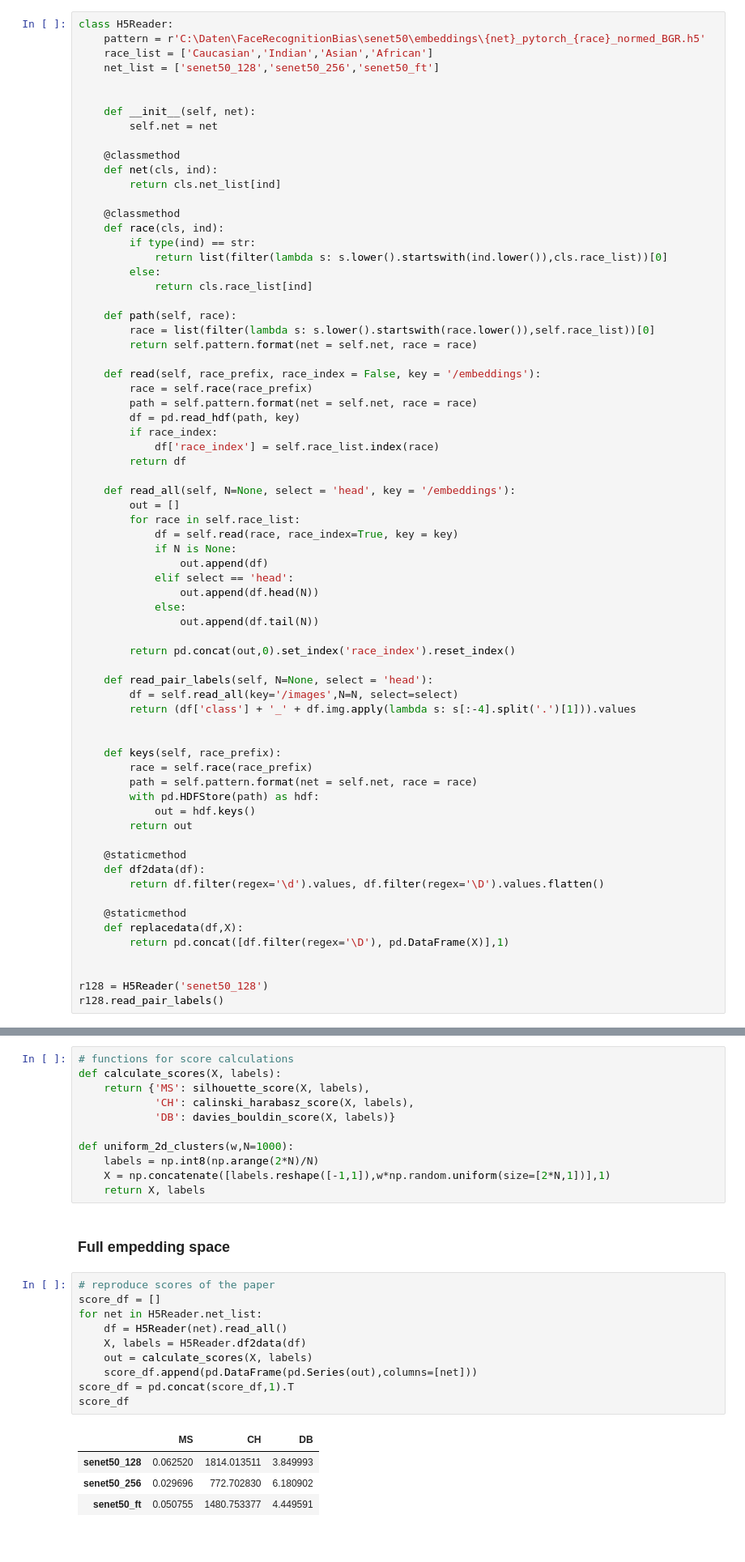
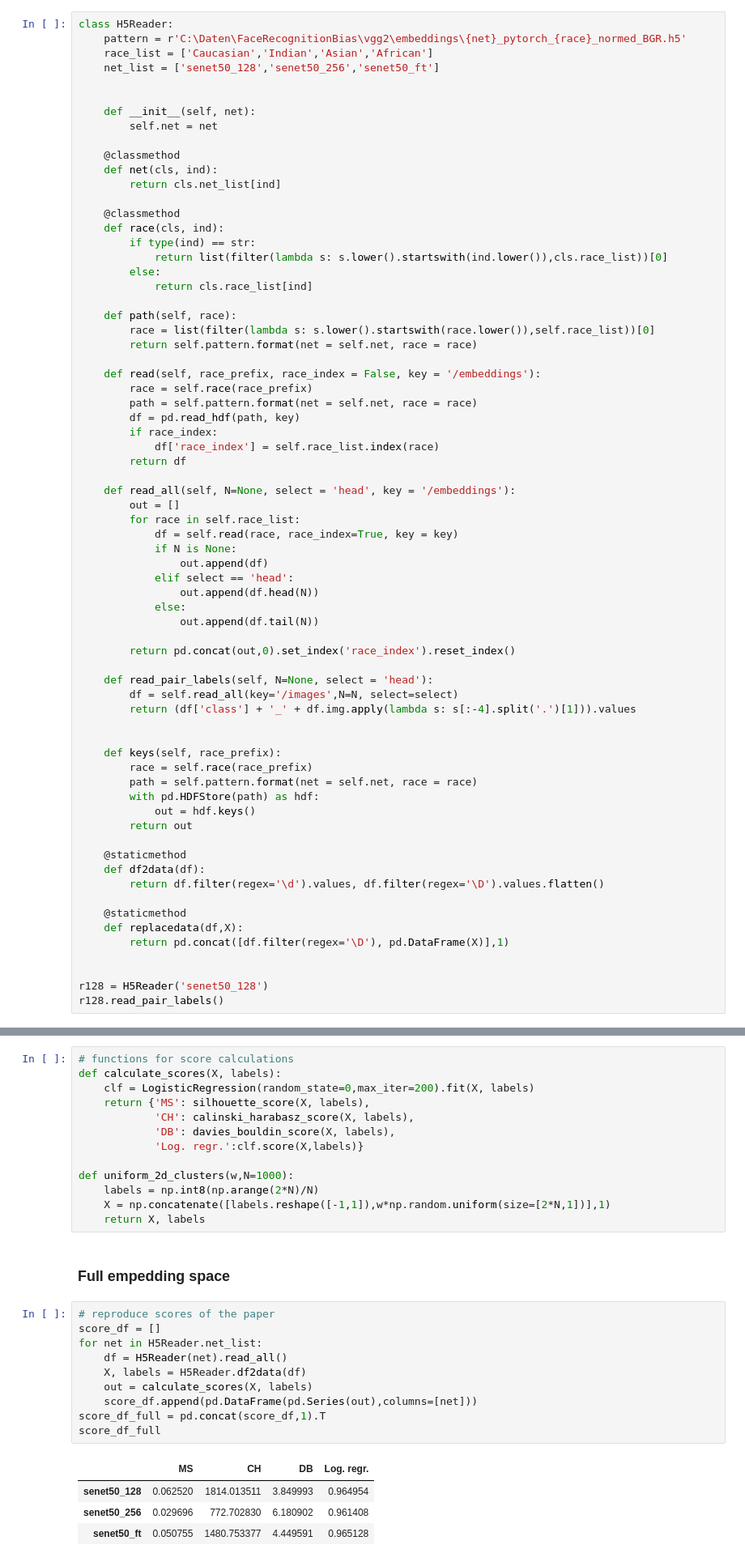
Before and after one commit to samuelwehrli/Face-Recognition-Bias, a Jupyter notebook: Embeddings and Bias Analysis.ipynb, the cells around one changed output, grey strips where cells are left out. Shown at 81% size. Cells and saved outputs as stored; diff of their text form.

```diff
--- a/Embeddings and Bias Analysis.ipynb
+++ b/Embeddings and Bias Analysis.ipynb
@@ -58,7 +58,7 @@ from sklearn.metrics import davies_bouldin_score, silhouette_score, calinski_har
 mystore = r'C:\Daten\_tmp\FRdata.h5'
 # %%
 class H5Reader:
-    pattern = r'C:\Daten\FaceRecognitionBias\senet50\embeddings\{net}_pytorch_{race}_normed_BGR.h5'
+    pattern = r'C:\Daten\FaceRecognitionBias\vgg2\embeddings\{net}_pytorch_{race}_normed_BGR.h5'
     race_list = ['Caucasian','Indian','Asian','African']
     net_list = ['senet50_128','senet50_256','senet50_ft']
 
@@ -368,9 +378,11 @@ I wonder what cluster with the same scores look like in 2d. Therefore i create t
 # %%
 # functions for score calculations
 def calculate_scores(X, labels):
+    clf = LogisticRegression(random_state=0,max_iter=200).fit(X, labels)
     return {'MS': silhouette_score(X, labels),
             'CH': calinski_harabasz_score(X, labels),
-            'DB': davies_bouldin_score(X, labels)}
+            'DB': davies_bouldin_score(X, labels),
+            'Log. regr.':clf.score(X,labels)}
 
 def uniform_2d_clusters(w,N=1000):
     labels = np.int8(np.arange(2*N)/N)
@@ -381,18 +393,18 @@ def uniform_2d_clusters(w,N=1000):
 # %%
 # reproduce scores of the paper
 score_df = []
 for net in H5Reader.net_list:
     df = H5Reader(net).read_all()
     X, labels = H5Reader.df2data(df)
     out = calculate_scores(X, labels)
     score_df.append(pd.DataFrame(pd.Series(out),columns=[net]))
-score_df = pd.concat(score_df,1).T
-score_df
+score_df_full = pd.concat(score_df,1).T
+score_df_full
 # %% [output]
-|  | MS | CH | DB |
-| senet50_128 | 0.062520 | 1814.013511 | 3.849993 |
-| senet50_256 | 0.029696 | 772.702830 | 6.180902 |
-| senet50_ft | 0.050755 | 1480.753377 | 4.449591 |
+|  | MS | CH | DB | Log. regr. |
+| senet50_128 | 0.062520 | 1814.013511 | 3.849993 | 0.964954 |
+| senet50_256 | 0.029696 | 772.702830 | 6.180902 | 0.961408 |
+| senet50_ft | 0.050755 | 1480.753377 | 4.449591 | 0.965128 |
 # %% [markdown]
 ### 3d "racial" space
 # %%
```
Also changed, not shown: parts of 28 cells of this notebook, 2 other files.
